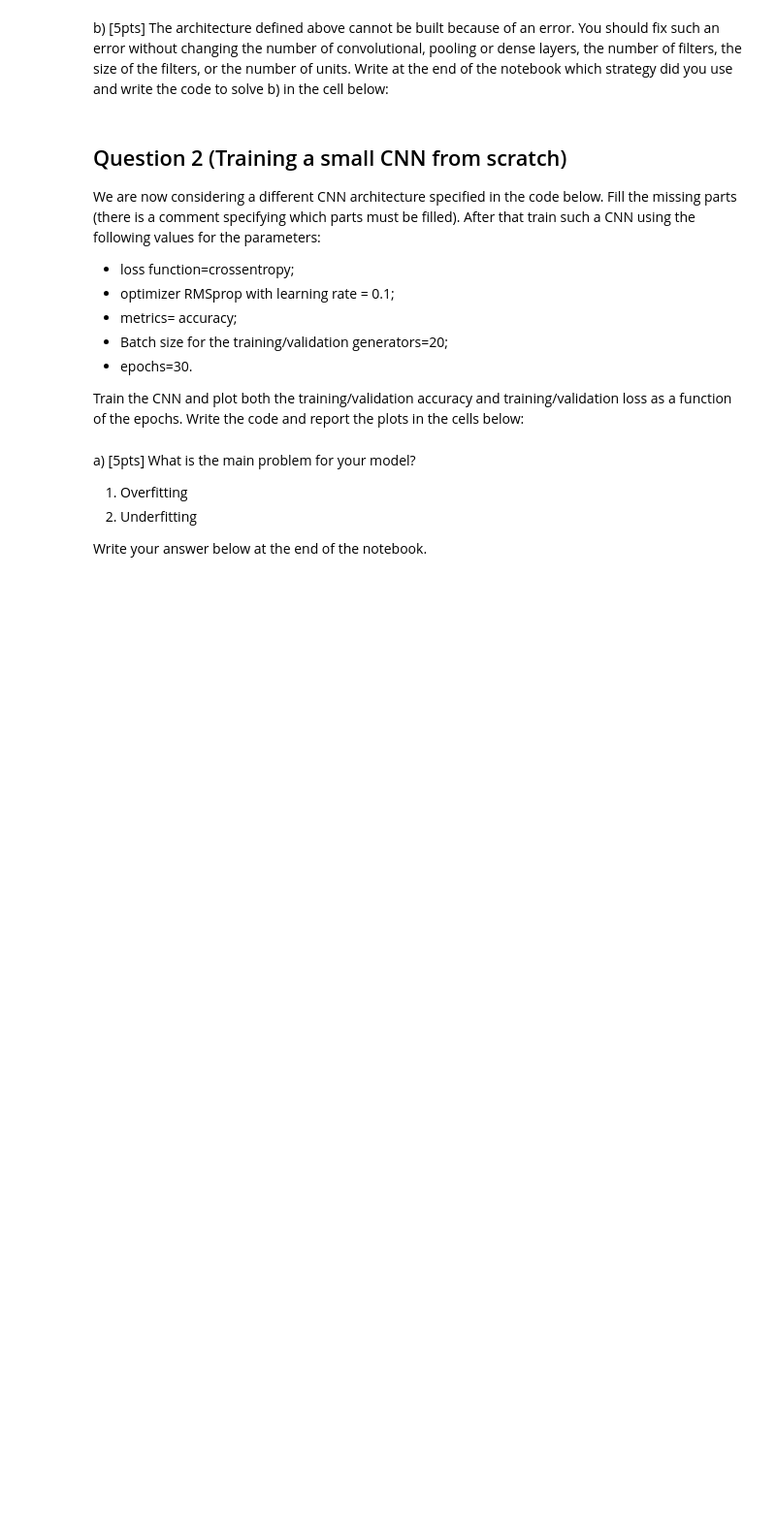
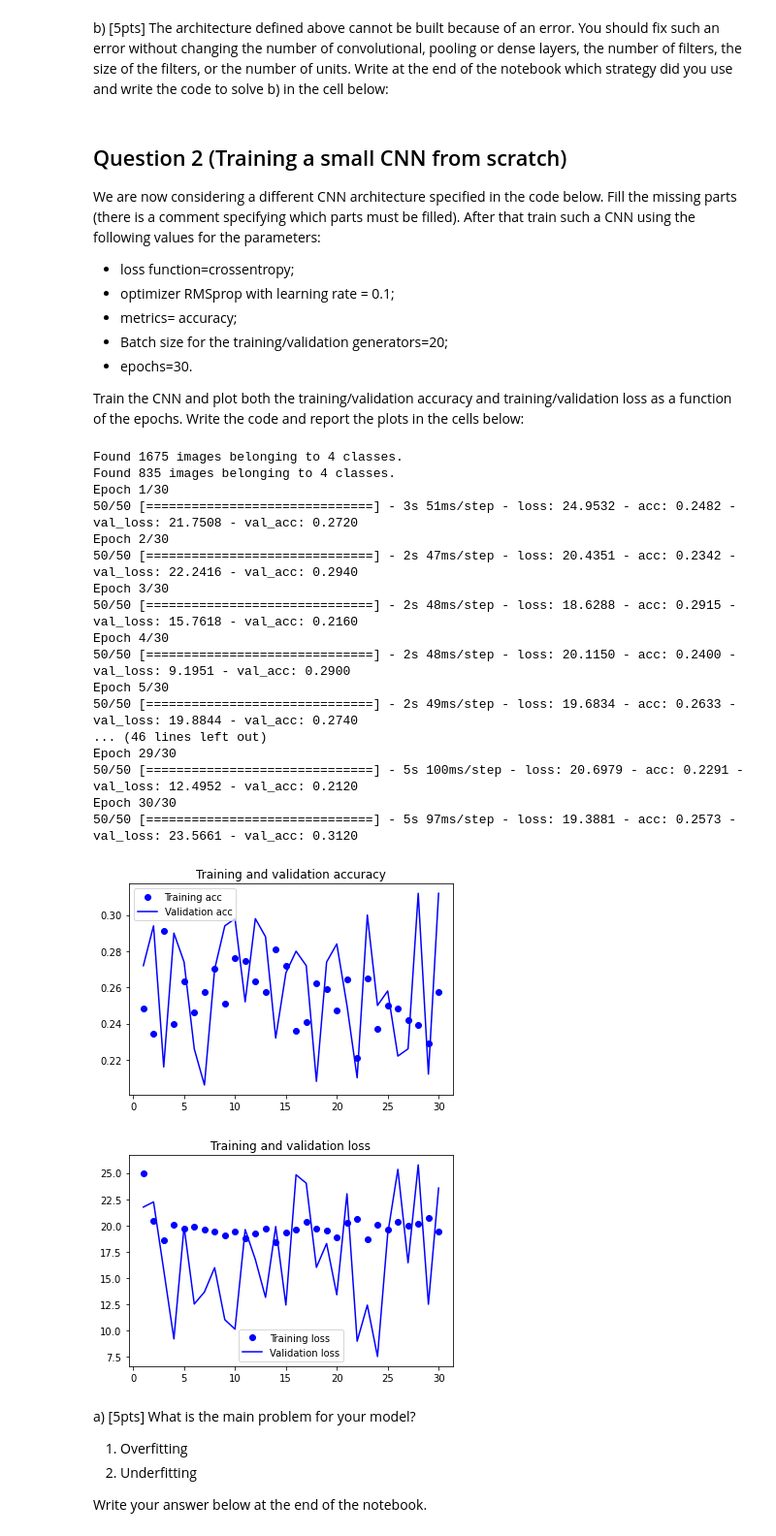
Before and after one commit to TheYankkk/DeepLearning_assignment, a Jupyter notebook: skeletonAssignment1.ipynb, the cells around one changed output. Shown at 97% size. Saved outputs shown, nothing was run; the diff lists cells and outputs as text; code cells hidden in the pictures; blank space fills up the shorter version.

Commit message:
change the step(not sure

```diff
--- a/skeletonAssignment1.ipynb
+++ b/skeletonAssignment1.ipynb
@@ -97,12 +97,12 @@ model.add(layers.Conv2D(128, (3, 3), activation='sigmoid',padding='same'))
 model.add(layers.MaxPooling2D((2, 2)))
 model.add(layers.Conv2D(128, (3, 3), activation='sigmoid',padding='same'))
 model.add(layers.MaxPooling2D((2, 2)))
-# something is missing here
+model.add(layers.Flatten())# something is missing here
 model.add(layers.Dense(512, activation='sigmoid'))
-model.add(layers.Dense(k, activation='softmax')) #replace k with the corresponding value
+model.add(layers.Dense(4, activation='softmax')) #replace k with the corresponding value
 
-model.compile( #fill this part ...
-
+model.compile(loss='categorical_crossentropy',optimizer=optimizers.RMSprop(learning_rate=0.1),
+                  metrics=['acc'])
 
 from keras.preprocessing.image import ImageDataGenerator
 
@@ -118,35 +118,55 @@ train_generator = train_datagen.flow_from_directory(
         target_size=(32, 32), # very important: do not change this!
         batch_size=20,
         class_mode='categorical')
 validation_generator = test_datagen.flow_from_directory(
         validation_dir,
         target_size=(32, 32), # very important: do not change this!
         batch_size=20,
         class_mode='categorical')
 
 history = model.fit_generator(
       train_generator,
-      steps_per_epoch=100,
+      steps_per_epoch=50,
       epochs=30,
       validation_data=validation_generator,
-      validation_steps=50)
+      validation_steps=25)
 
 import matplotlib.pyplot as plt
 acc = history.history['acc']
 val_acc = history.history['val_acc']
 loss = history.history['loss']
 val_loss = history.history['val_loss']
 epochs = range(1, len(acc) + 1)
 plt.plot(epochs, acc, 'bo', label='Training acc')
 plt.plot(epochs, val_acc, 'b', label='Validation acc')
 plt.title('Training and validation accuracy')
 plt.legend()
 plt.figure()
 plt.plot(epochs, loss, 'bo', label='Training loss')
 plt.plot(epochs, val_loss, 'b', label='Validation loss')
 plt.title('Training and validation loss')
 plt.legend()
 plt.show()
+# %% [output]
+Found 1675 images belonging to 4 classes.
+Found 835 images belonging to 4 classes.
+Epoch 1/30
+50/50 [==============================] - 3s 51ms/step - loss: 24.9532 - acc: 0.2482 - val_loss: 21.7508 - val_acc: 0.2720
+Epoch 2/30
+50/50 [==============================] - 2s 47ms/step - loss: 20.4351 - acc: 0.2342 - val_loss: 22.2416 - val_acc: 0.2940
+Epoch 3/30
+50/50 [==============================] - 2s 48ms/step - loss: 18.6288 - acc: 0.2915 - val_loss: 15.7618 - val_acc: 0.2160
+Epoch 4/30
+50/50 [==============================] - 2s 48ms/step - loss: 20.1150 - acc: 0.2400 - val_loss: 9.1951 - val_acc: 0.2900
+Epoch 5/30
+50/50 [==============================] - 2s 49ms/step - loss: 19.6834 - acc: 0.2633 - val_loss: 19.8844 - val_acc: 0.2740
+... (46 lines left out)
+Epoch 29/30
+50/50 [==============================] - 5s 100ms/step - loss: 20.6979 - acc: 0.2291 - val_loss: 12.4952 - val_acc: 0.2120
+Epoch 30/30
+50/50 [==============================] - 5s 97ms/step - loss: 19.3881 - acc: 0.2573 - val_loss: 23.5661 - val_acc: 0.3120
+[figure, added]
+[figure, added]
 # %% [markdown]
 a) [5pts] What is the main problem for your model?
 
```
Also changed, not shown: parts of 1 cell of this notebook.
